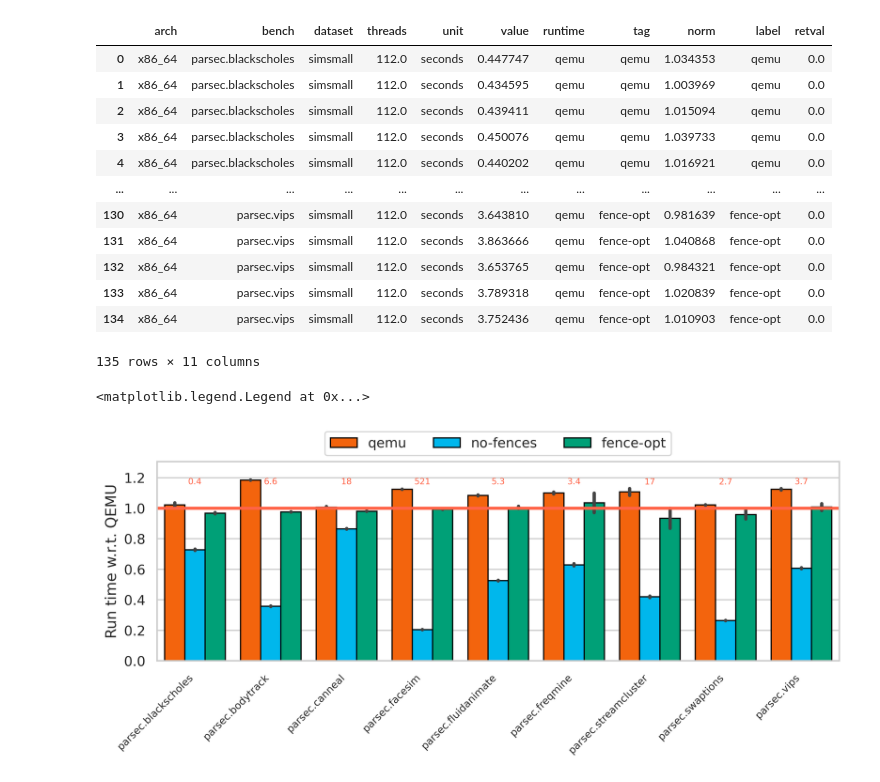
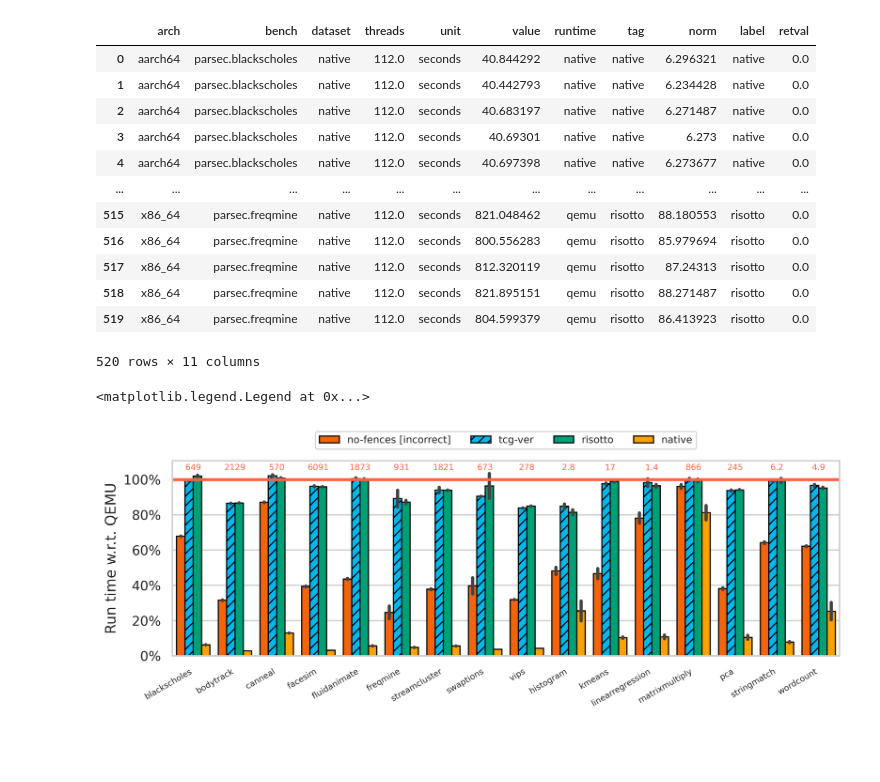
Before and after one commit to rgouicem/a2a-benchmarks, a Jupyter notebook: plotting/parsec-phoenix.ipynb, the cells around one changed output. Saved outputs shown, nothing was run; the diff lists cells and outputs as text; code cells hidden in the pictures; blank space fills up the shorter version.

```diff
--- a/plotting/parsec-phoenix.ipynb
+++ b/plotting/parsec-phoenix.ipynb
@@ -6,8 +8,8 @@ import seaborn as sbs
 # %%
 # Script parameters
-input_csv = "results-yasmin/parsec-phoenix.csv"
-input_csv = "results-yasmin/parsec-simsmall.csv"
-baseline = "x86_64,qemu,risotto"
+input_csv = "../results-yasmin/parsec-phoenix.csv"
+# input_csv = "../results-yasmin/parsec-simsmall.csv"
+baseline = "x86_64,qemu,qemu"
 # %%
 # Parsing baseline argument
 base_arch, base_runtime, base_tag = baseline.split(',')
@@ -88,7 +93,7 @@ for row in df.itertuples():
         if row.arch == base_arch and row.runtime == base_runtime and row.tag == base_tag:
             continue
         # norm = base_means[row.bench] / float(row.value)      # speedup
-        norm = float(row.value) / base_means[row.bench]    # relative perf
+        norm = 100 * float(row.value) / base_means[row.bench]    # relative perf
 
         # norm = 100 * (base_means[row.bench] - float(row.value)) / base_means[row.bench]
         dct = row._asdict()
@@ -104,19 +109,30 @@ df_norm = df_norm.append(norm_vals, ignore_index=True)
 df_norm
 # %% [output]
 |  | arch | bench | dataset | threads | unit | value | runtime | tag | norm | label | retval |
-| 0 | x86_64 | parsec.blackscholes | simsmall | 112.0 | seconds | 0.447747 | qemu | qemu | 1.034353 | qemu | 0.0 |
-| 1 | x86_64 | parsec.blackscholes | simsmall | 112.0 | seconds | 0.434595 | qemu | qemu | 1.003969 | qemu | 0.0 |
-| 2 | x86_64 | parsec.blackscholes | simsmall | 112.0 | seconds | 0.439411 | qemu | qemu | 1.015094 | qemu | 0.0 |
-| 3 | x86_64 | parsec.blackscholes | simsmall | 112.0 | seconds | 0.450076 | qemu | qemu | 1.039733 | qemu | 0.0 |
-| 4 | x86_64 | parsec.blackscholes | simsmall | 112.0 | seconds | 0.440202 | qemu | qemu | 1.016921 | qemu | 0.0 |
+| 0 | aarch64 | parsec.blackscholes | native | 112.0 | seconds | 40.844292 | native | native | 6.296321 | native | 0.0 |
+| 1 | aarch64 | parsec.blackscholes | native | 112.0 | seconds | 40.442793 | native | native | 6.234428 | native | 0.0 |
+| 2 | aarch64 | parsec.blackscholes | native | 112.0 | seconds | 40.683197 | native | native | 6.271487 | native | 0.0 |
+| 3 | aarch64 | parsec.blackscholes | native | 112.0 | seconds | 40.69301 | native | native | 6.273 | native | 0.0 |
+| 4 | aarch64 | parsec.blackscholes | native | 112.0 | seconds | 40.697398 | native | native | 6.273677 | native | 0.0 |
 | ... | ... | ... | ... | ... | ... | ... | ... | ... | ... | ... | ... |
-| 130 | x86_64 | parsec.vips | simsmall | 112.0 | seconds | 3.643810 | qemu | fence-opt | 0.981639 | fence-opt | 0.0 |
-| 131 | x86_64 | parsec.vips | simsmall | 112.0 | seconds | 3.863666 | qemu | fence-opt | 1.040868 | fence-opt | 0.0 |
-| 132 | x86_64 | parsec.vips | simsmall | 112.0 | seconds | 3.653765 | qemu | fence-opt | 0.984321 | fence-opt | 0.0 |
-| 133 | x86_64 | parsec.vips | simsmall | 112.0 | seconds | 3.789318 | qemu | fence-opt | 1.020839 | fence-opt | 0.0 |
-| 134 | x86_64 | parsec.vips | simsmall | 112.0 | seconds | 3.752436 | qemu | fence-opt | 1.010903 | fence-opt | 0.0 |
+| 515 | x86_64 | parsec.freqmine | native | 112.0 | seconds | 821.048462 | qemu | risotto | 88.180553 | risotto | 0.0 |
+| 516 | x86_64 | parsec.freqmine | native | 112.0 | seconds | 800.556283 | qemu | risotto | 85.979694 | risotto | 0.0 |
+| 517 | x86_64 | parsec.freqmine | native | 112.0 | seconds | 812.320119 | qemu | risotto | 87.24313 | risotto | 0.0 |
+| 518 | x86_64 | parsec.freqmine | native | 112.0 | seconds | 821.895151 | qemu | risotto | 88.271487 | risotto | 0.0 |
+| 519 | x86_64 | parsec.freqmine | native | 112.0 | seconds | 804.599379 | qemu | risotto | 86.413923 | risotto | 0.0 |
-135 rows × 11 columns
+520 rows × 11 columns
 # %%
+# refactor xticks to remove benchmark suite prefix
+xlabels = []
+xticks = []
+for idx, b in enumerate(sorted(set(df_norm['bench']))):
+    if b.startswith("parsec."):
+        xlabels.append(b[7:])
+        xticks.append(idx)
+    else:
+        xlabels.append(b[8:])
+        xticks.append(idx)
+
 # Plot
 fig = plt.figure(figsize=(10, 3), dpi=500)
 sbs.set(style="whitegrid")
@@ -129,44 +145,52 @@ palette = {
     'vermillion': '#f3640d',
     'reddish purple': '#e47ead'
 }
 ax = sbs.barplot(data=df_norm, ci='sd',
                  x='bench', y='norm',
                  hue='label',# palette=palette,
-                 order=sorted(set(df_norm['bench'])))
+                 order=sorted(set(df_norm['bench'])), hue_order=['no-fences', 'tcg-tso', 'risotto', 'native'])
 plt.grid(visible=True, axis='y')
-plt.xticks(rotation=45, ha="right", fontsize='x-small')
+plt.xticks(ticks=xticks, labels=xlabels, rotation=30, ha="right", fontsize='xx-small')
 ax.set_axisbelow(True)
 plt.xlabel("")
 max_val = max(df_norm['norm'].values)
-plt.ylim(0, max_val*1.1)
+plt.ylim(0, max_val*1.05)
+ax.yaxis.set_major_formatter(mtick.PercentFormatter())
 plt.ylabel("Run time w.r.t. QEMU")
-plt.axhline(y=1, xmin=0, xmax=1, color='tomato', linewidth=2.5)
+plt.axhline(y=100, xmin=0, xmax=1, color='tomato', linewidth=2.5)
 # Annotate the raw value of the baseline
 for idx, value in enumerate(sorted(set(base_means))):
     tmp = df_norm.loc[df_norm['bench'] == value]['norm'].values.mean()
     v = base_means[value]
     if v < 10:
         v_str = f"{v:.1f}"
     else:
         v_str = f"{v:.0f}"
-    plt.text(idx, max(tmp, max_val - .03), v_str, fontsize='xx-small', color='tomato', ha='center')
+    plt.text(idx, max(tmp, max_val), v_str, fontsize='xx-small', color='tomato', ha='center')
 
 # Set color + hatch
 style = {
-    'fill': [ True, True, True ],
-    'color': [ palette['vermillion'], palette['sky blue'], palette['bluish green'] ],
-    'hatch': [ '', '', ''],
-    'edgecolor': [ 'black', 'black', 'black' ]
+    'fill': [ True, True, True, True ],
+    'color': [ palette['vermillion'], palette['sky blue'], palette['bluish green'], palette['orange'] ],
+    'hatch': [ '', '///', '', ''],
+    'label': ['no-fences [incorrect]', 'tcg-ver', 'risotto', 'native'],
+    'edgecolor': [ 'black', 'black', 'black', 'black' ]
 }
 for idx, bar in enumerate(ax.patches):
     bar_nr = int(idx / len(base_means))
     bar.set(color=style['color'][bar_nr], fill=style['fill'][bar_nr],
             hatch=style['hatch'][bar_nr], edgecolor=style['edgecolor'][bar_nr])
 
-plt.legend(loc='upper center', bbox_to_anchor=(0.5, 1.15),borderaxespad=0, ncol=4)
+# parsec / phoenix separation
+#plt.vlines([ 8.5 ], ymin=0, ymax=1.2, linestyle='solid', colors='black', linewidth=2.5, zorder=10)
+#matplotlib.text(.4, .1, "parsec", xycoords='axes points')
+
+handles, labels = ax.get_legend_handles_labels()
+plt.legend(labels=style['label'], handles=handles, loc='upper center', bbox_to_anchor=(0.5, 1.15),
+           borderaxespad=0, ncol=4, fontsize='x-small')
 # %% [output]
 <matplotlib.legend.Legend at 0x...>
-[figure, old version]
+[figure, new version]
 # %%
 fig.savefig(f"{input_csv[:-3]}pdf", dpi=500, bbox_inches='tight')
 # %%
```
Also changed, not shown: parts of 9 cells of this notebook, 2 other files.
